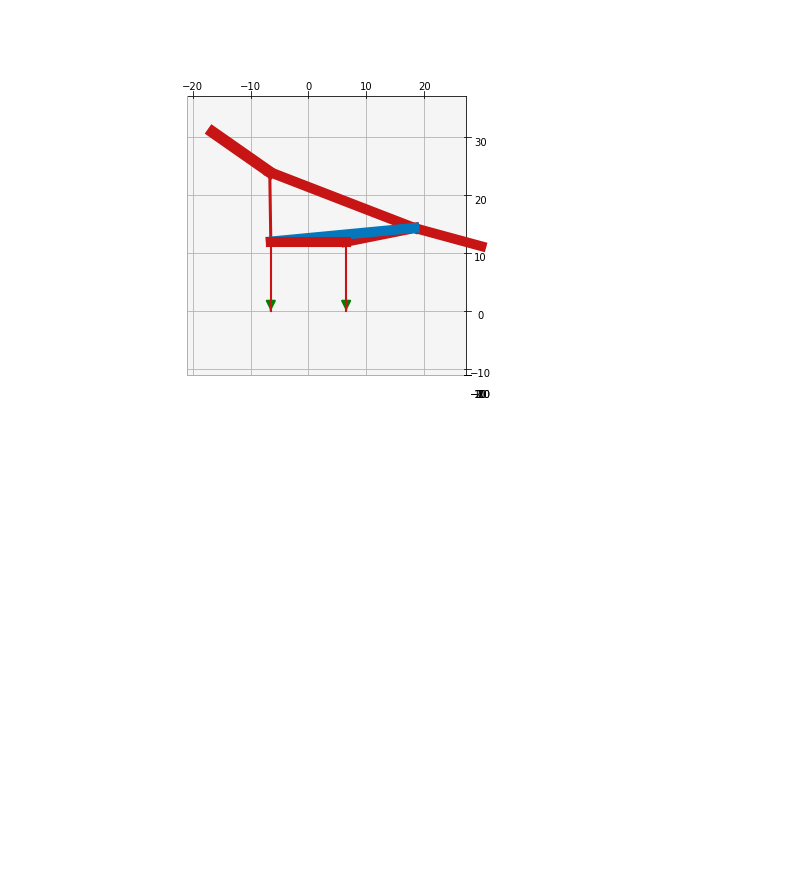
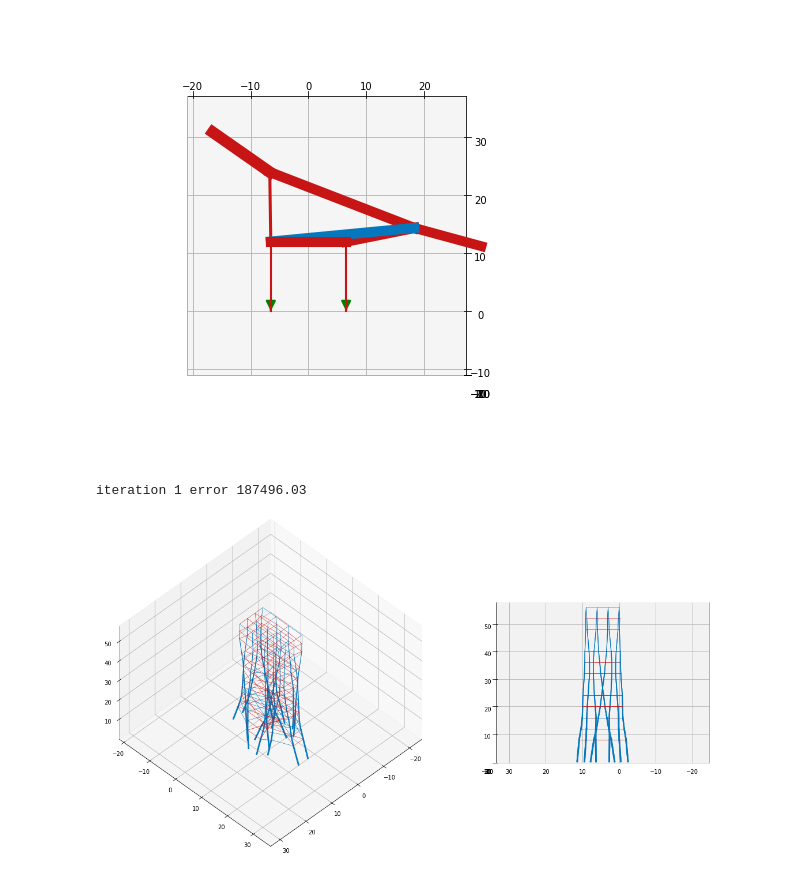
Before and after one commit to guozifeng91/cem_mini, a Jupyter notebook: src/examples.ipynb, the cells around one changed output. Saved outputs shown, nothing was run; the diff lists cells and outputs as text; code cells hidden in the pictures; blank space fills up the shorter version.

```diff
--- a/src/examples.ipynb
+++ b/src/examples.ipynb
@@ -16,3 +16,8 @@ cem_examples.bridge_2d();
 # %% [output]
 iteration 3 error 0.0 finished.
 [figure]
+# %%
+cem_examples.random_tower(4,4,12);
+# %% [output]
+iteration 1 error 187496.03
+[figure, added]
```
Also changed, not shown: parts of 1 cell of this notebook, 3 other files.
